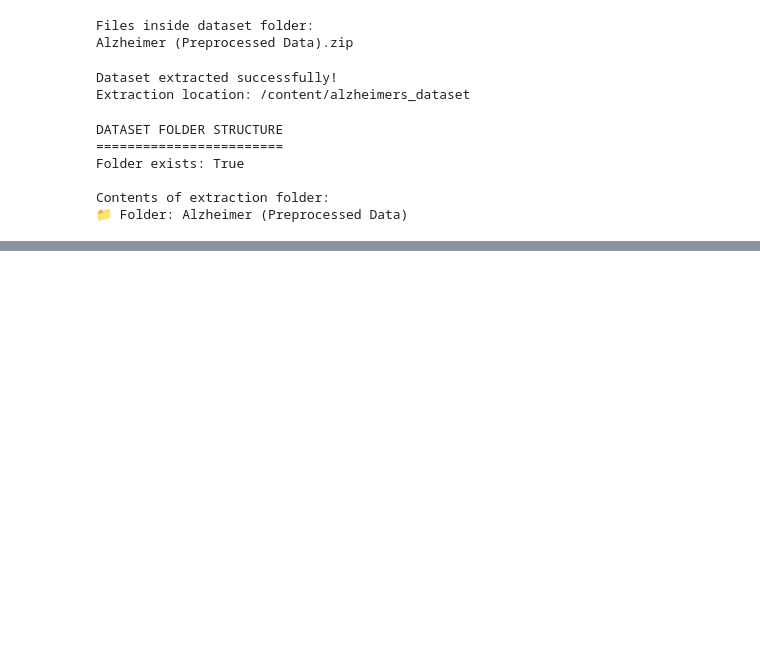
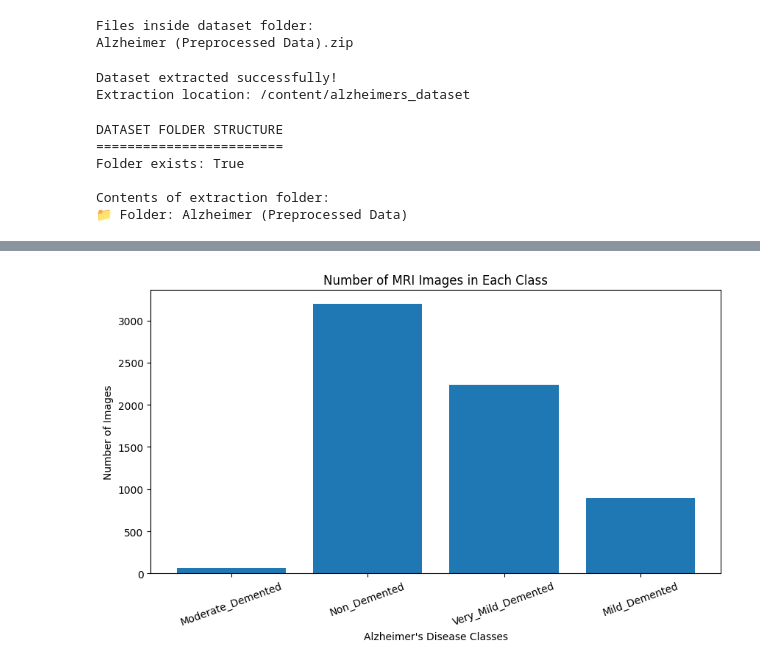
Before and after one commit to mohammad-mustafa130/Alzheimers-MRI-Classification, a Jupyter notebook: Alzheimers_MRI_Classification.ipynb, the cells around one changed output, grey strips where cells are left out. Drawn from its saved outputs; the diff is of its cells as text; code cells hidden in the pictures; blank space fills up the shorter version.

```diff
--- a/Alzheimers_MRI_Classification.ipynb
+++ b/Alzheimers_MRI_Classification.ipynb
@@ -118,0 +154,33 @@ INSIDE ALZHEIMER DATASET
+# %%
+import os
+import matplotlib.pyplot as plt
+
+dataset_path = "/content/alzheimers_dataset/Alzheimer (Preprocessed Data)"
+
+class_names = []
+image_counts = []
+
+for class_name in os.listdir(dataset_path):
+
+    class_path = os.path.join(dataset_path, class_name)
+
+    if os.path.isdir(class_path):
+
+        count = len(os.listdir(class_path))
+
+        class_names.append(class_name)
+        image_counts.append(count)
+
+# Create bar chart
+plt.figure(figsize=(10, 5))
+
+plt.bar(class_names, image_counts)
+
+plt.title("Number of MRI Images in Each Class")
+plt.xlabel("Alzheimer's Disease Classes")
+plt.ylabel("Number of Images")
+
+plt.xticks(rotation=20)
+plt.show()
+# %% [output]
+[figure, added]
```
Also changed, not shown: parts of 5 cells of this notebook.
